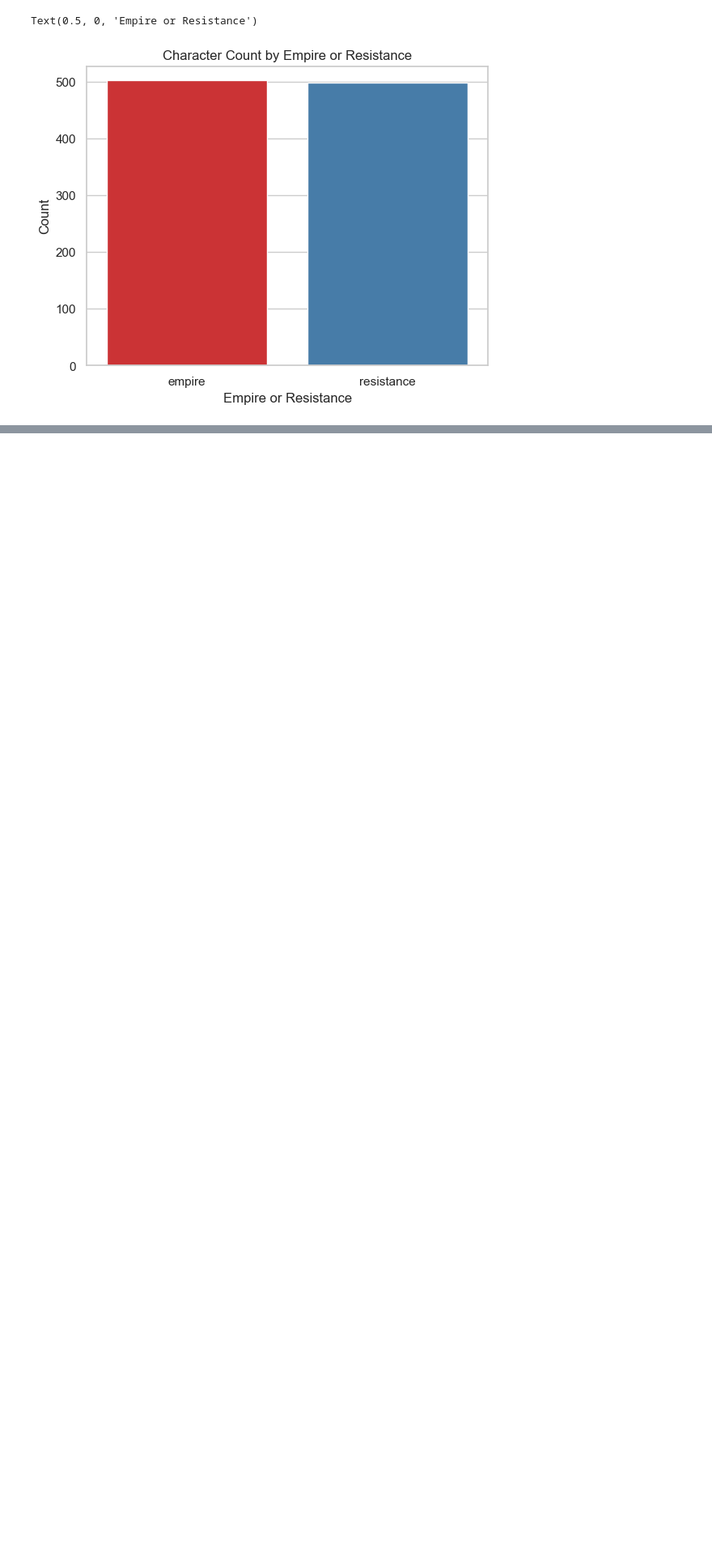
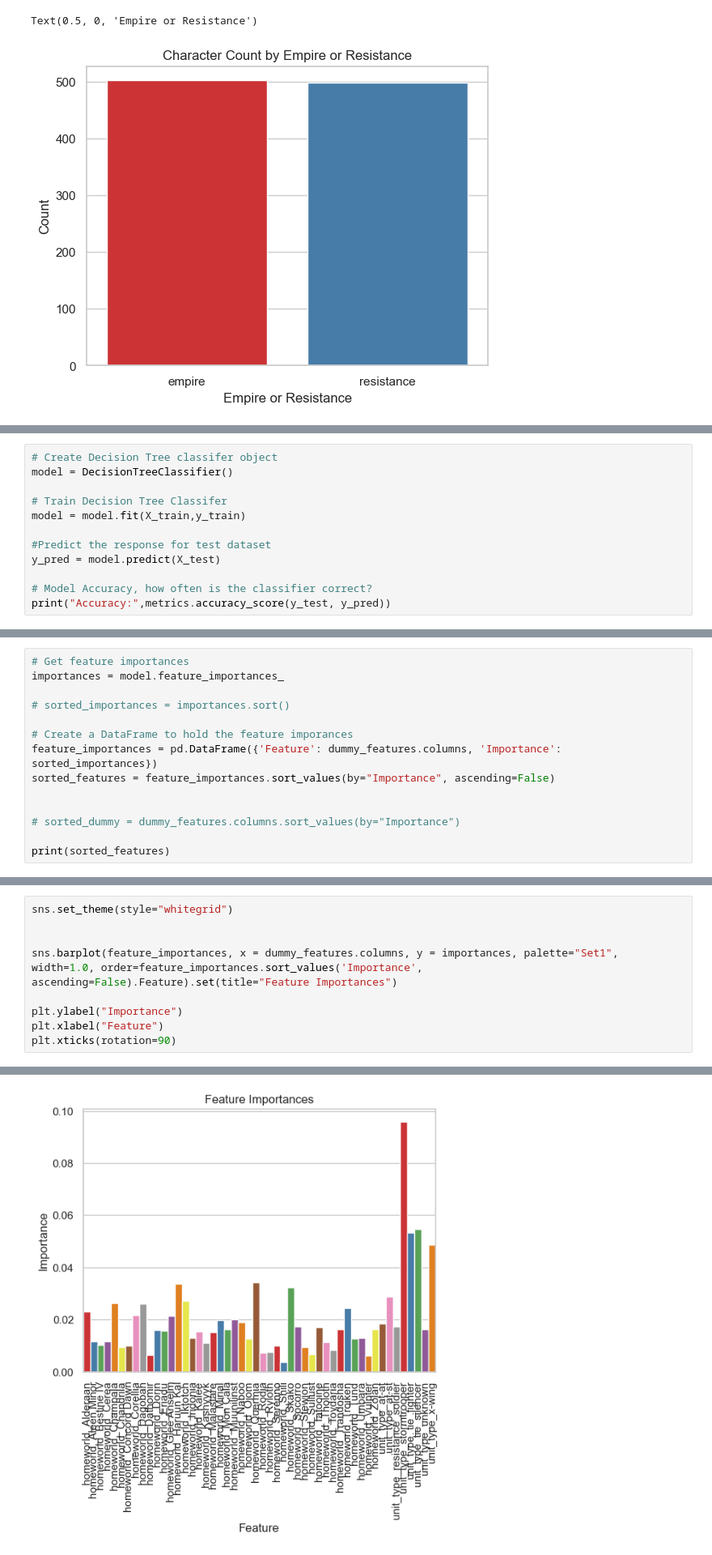
Before and after one commit to jakestringfellow/star-wars-model, a Jupyter notebook: notebooks/pandas.ipynb, the cells around one changed output, grey strips where cells are left out. Shown: that part at 81% size. Saved outputs shown, nothing was run; the diff lists cells and outputs as text; blank space fills up the shorter version.

```diff
--- a/notebooks/pandas.ipynb
+++ b/notebooks/pandas.ipynb
@@ -131,0 +177,12 @@ Text(0.5, 0, 'Empire or Resistance')
+# %%
+# Create Decision Tree classifer object
+model = DecisionTreeClassifier()
+
+# Train Decision Tree Classifer
+model = model.fit(X_train,y_train)
+
+#Predict the response for test dataset
+y_pred = model.predict(X_test)
+
+# Model Accuracy, how often is the classifier correct?
+print("Accuracy:",metrics.accuracy_score(y_test, y_pred))
@@ -131,0 +191,14 @@ Text(0.5, 0, 'Empire or Resistance')
+# %%
+# Get feature importances
+importances = model.feature_importances_
+
+# sorted_importances = importances.sort()
+
+# Create a DataFrame to hold the feature imporances
+feature_importances = pd.DataFrame({'Feature': dummy_features.columns, 'Importance': sorted_importances})
+sorted_features = feature_importances.sort_values(by="Importance", ascending=False)
+
+
+# sorted_dummy = dummy_features.columns.sort_values(by="Importance")
+
+print(sorted_features)
@@ -131,0 +223,10 @@ Text(0.5, 0, 'Empire or Resistance')
+# %%
+sns.set_theme(style="whitegrid")
+
+
+sns.barplot(feature_importances, x = dummy_features.columns, y = importances, palette="Set1", width=1.0, order=feature_importances.sort_values('Importance', ascending=False).Feature).set(title="Feature Importances")
+
+plt.ylabel("Importance")
+plt.xlabel("Feature")
+plt.xticks(rotation=90)
+# %% [output]
@@ -131,0 +253 @@ Text(0.5, 0, 'Empire or Resistance')
+[figure, added]
```
Also changed, not shown: parts of 7 cells of this notebook, 2 other files.
